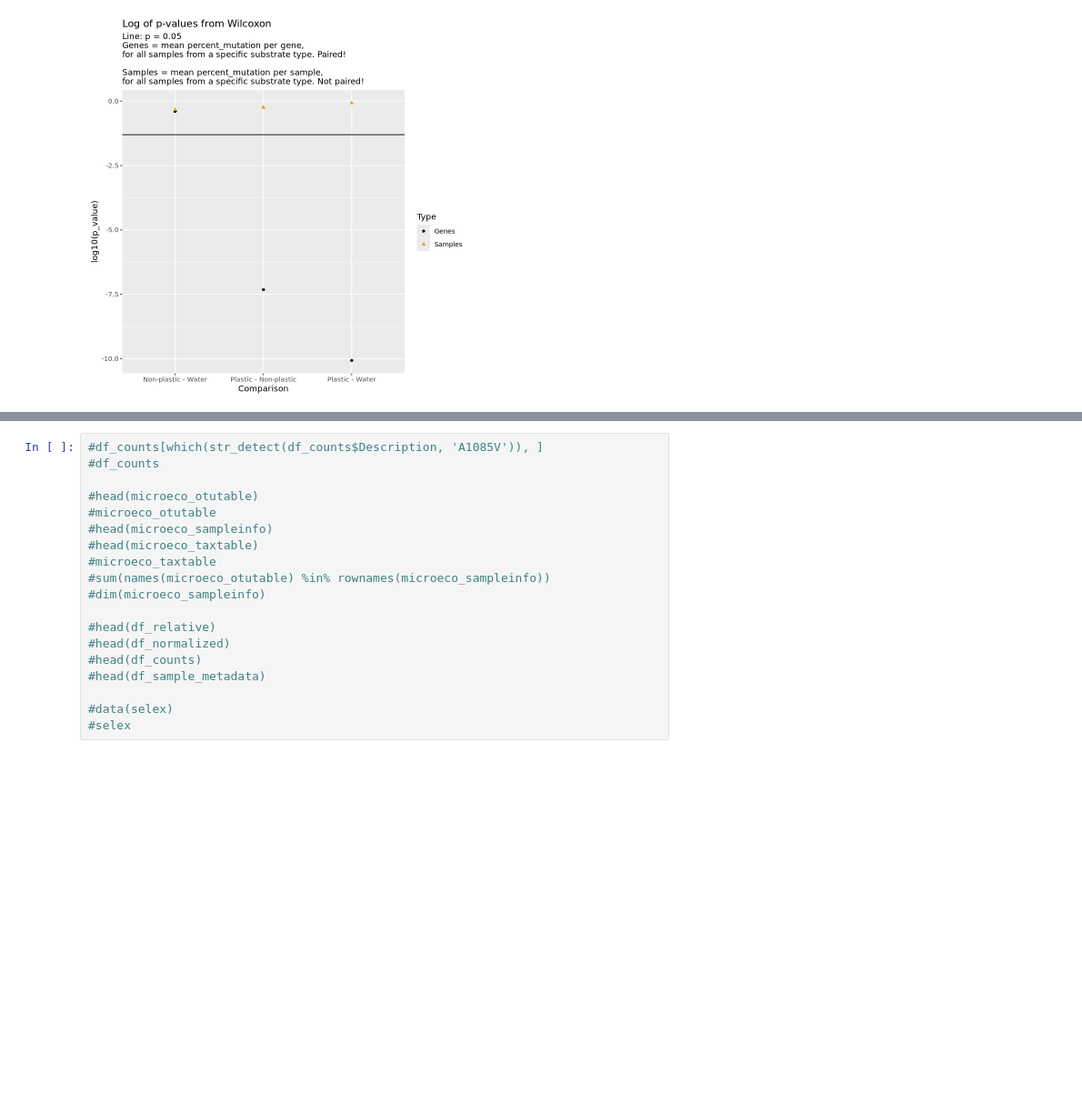
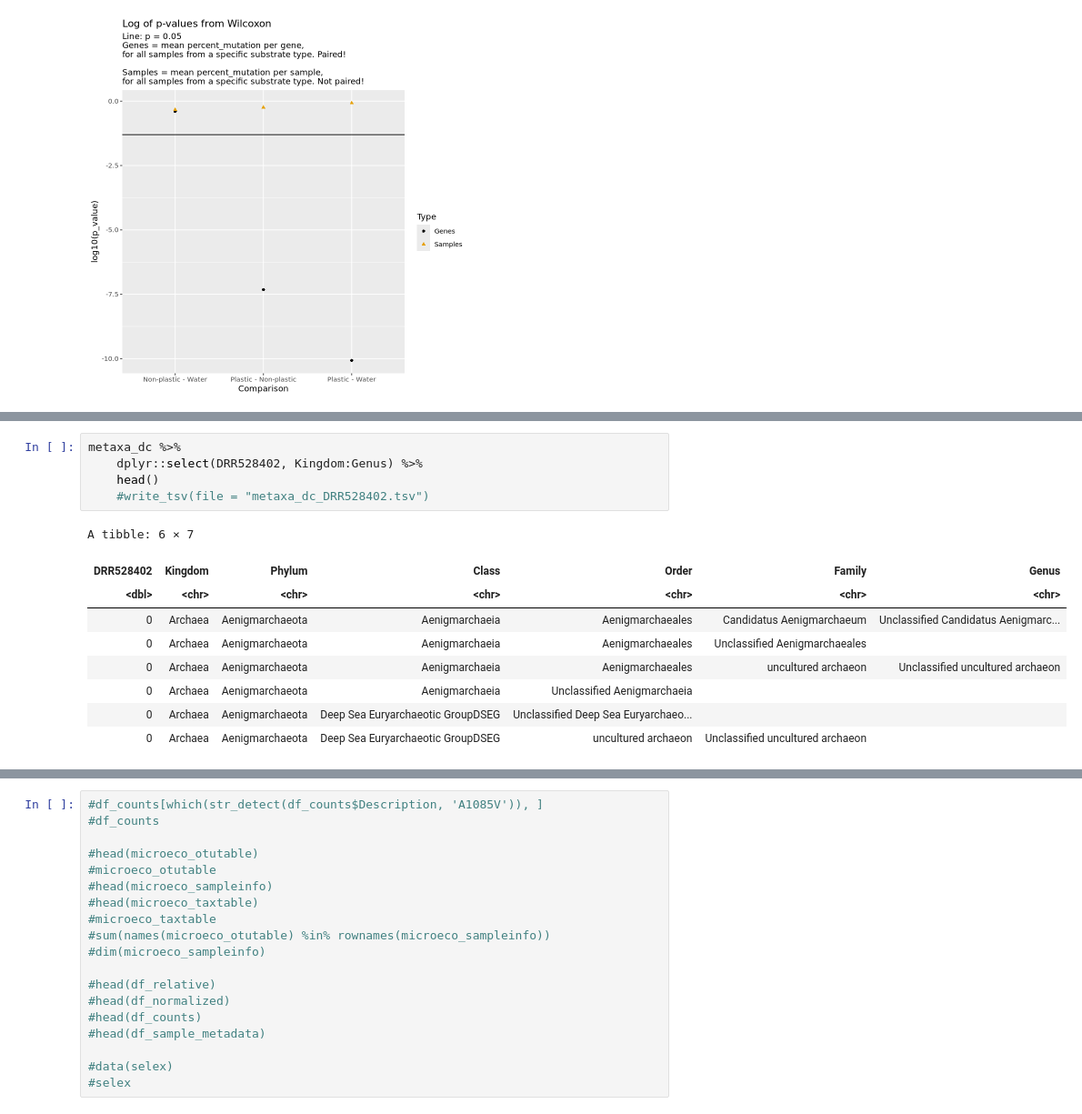
Before and after one commit to blomfelt/plastisphere, a Jupyter notebook: plastisphere.ipynb, the cells around one changed output, grey strips where cells are left out. Shown at 91% size. Saved outputs shown, nothing was run; the diff lists cells and outputs as text; blank space fills up the shorter version.

```diff
--- a/plastisphere.ipynb
+++ b/plastisphere.ipynb
@@ -1015,0 +1024,15 @@ p_values %>%
+# %%
+metaxa_dc %>%
+    dplyr::select(DRR528402, Kingdom:Genus) %>%
+    head()
+    #write_tsv(file = "metaxa_dc_DRR528402.tsv")
+# %% [output]
+A tibble: 6 × 7
+| DRR528402 | Kingdom | Phylum | Class | Order | Family | Genus |
+| <dbl> | <chr> | <chr> | <chr> | <chr> | <chr> | <chr> |
+| 0 | Archaea | Aenigmarchaeota | Aenigmarchaeia | Aenigmarchaeales | Candidatus Aenigmarchaeum | Unclassified Candidatus Aenigmarc... |
+| 0 | Archaea | Aenigmarchaeota | Aenigmarchaeia | Aenigmarchaeales | Unclassified Aenigmarchaeales |  |
+| 0 | Archaea | Aenigmarchaeota | Aenigmarchaeia | Aenigmarchaeales | uncultured archaeon | Unclassified uncultured archaeon |
+| 0 | Archaea | Aenigmarchaeota | Aenigmarchaeia | Unclassified Aenigmarchaeia |  |  |
+| 0 | Archaea | Aenigmarchaeota | Deep Sea Euryarchaeotic GroupDSEG | Unclassified Deep Sea Euryarchaeo... |  |  |
+| 0 | Archaea | Aenigmarchaeota | Deep Sea Euryarchaeotic GroupDSEG | uncultured archaeon | Unclassified uncultured archaeon |  |
```
Also changed, not shown: parts of 7 cells of this notebook.
